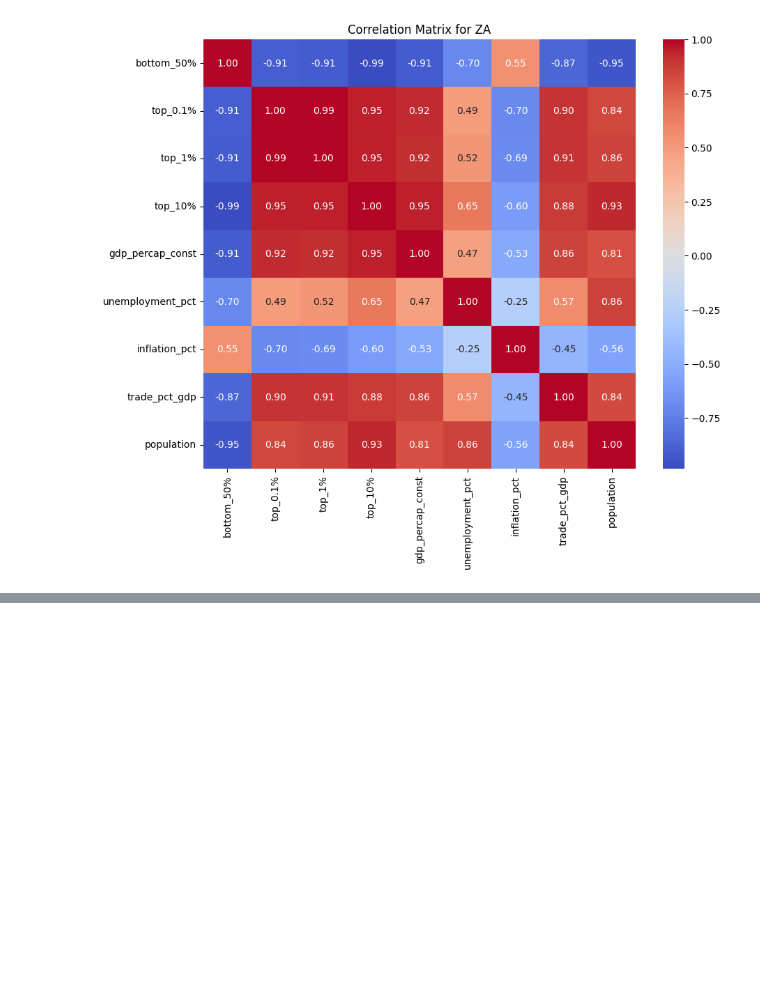
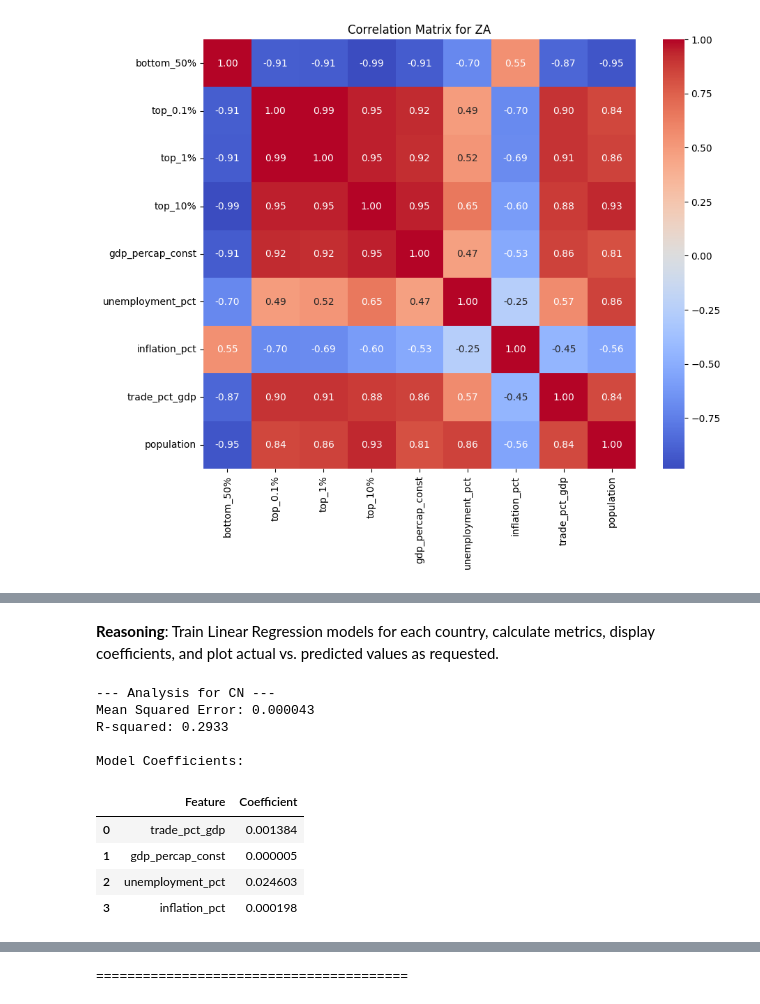
Before and after one commit to princeixr/Income_inequality, a Jupyter notebook: 602_indicators.ipynb, the cells around one changed output, grey strips where cells are left out. Saved outputs shown, nothing was run; the diff lists cells and outputs as text; code cells hidden in the pictures; blank space fills up the shorter version.

```diff
--- a/602_indicators.ipynb
+++ b/602_indicators.ipynb
@@ -434,0 +519,79 @@ for code in df_merge['country_code'].unique():
+# %% [markdown]
+**Reasoning**:
+Train Linear Regression models for each country, calculate metrics, display coefficients, and plot actual vs. predicted values as requested.
+# %%
+from sklearn.linear_model import LinearRegression
+from sklearn.model_selection import train_test_split
+from sklearn.metrics import mean_squared_error, r2_score
+import matplotlib.pyplot as plt
+import pandas as pd
+import numpy as np
+models = {}
+# Iterate through each country
+for country in countries_to_analyze:
+    print(f"--- Analysis for {country} ---")
+
+    # Filter data for the current country
+    country_df = df_ml[df_ml['country_code'] == country]
+
+    # Check if there is enough data points
+    if len(country_df) < 5:
+        print(f"Not enough data to train model for {country} (n={len(country_df)})\n")
+        continue
+
+    # Define features and target
+    X = country_df[feature_cols]
+    y = country_df[target_col]
+
+    # Split data
+    X_train, X_test, y_train, y_test = train_test_split(X, y, test_size=0.2, random_state=42)
+
+    # Initialize and train model
+    model = LinearRegression()
+    model.fit(X_train, y_train)
+    models[country] = model
+
+    # Predict
+    y_pred = model.predict(X_test)
+
+    # Evaluate
+    mse = mean_squared_error(y_test, y_pred)
+    r2 = r2_score(y_test, y_pred)
+    print(f"Mean Squared Error: {mse:.6f}")
+    print(f"R-squared: {r2:.4f}")
+
+    # Coefficients
+    coef_df = pd.DataFrame({
+        'Feature': feature_cols,
+        'Coefficient': model.coef_
+    })
+    print("\nModel Coefficients:")
+    display(coef_df)
+
+    # # Plot Actual vs Predicted
+    # plt.figure(figsize=(6, 4))
+    # plt.scatter(y_test, y_pred, color='blue', alpha=0.6, label='Test Data')
+
+    # Plot diagonal line for reference
+    # min_val = min(y_test.min(), y_pred.min())
+    # max_val = max(y_test.max(), y_pred.max())
+    # plt.plot([min_val, max_val], [min_val, max_val], color='red', linestyle='--', label='Perfect Prediction')
+
+    # plt.xlabel('Actual Top 10% Share')
+    # plt.ylabel('Predicted Top 10% Share')
+    # plt.title(f'Actual vs Predicted - {country}')
+    # plt.legend()
+    # plt.grid(True, linestyle='--', alpha=0.7)
+    # plt.show()
+    print("\n" + "="*40 + "\n")
+# %% [output]
+--- Analysis for CN ---
+Mean Squared Error: 0.000043
+R-squared: 0.2933
+
+Model Coefficients:
+|  | Feature | Coefficient |
+| 0 | trade_pct_gdp | 0.001384 |
+| 1 | gdp_percap_const | 0.000005 |
+| 2 | unemployment_pct | 0.024603 |
+| 3 | inflation_pct | 0.000198 |
@@ -434,0 +646 @@ for code in df_merge['country_code'].unique():
+========================================
```
Also changed, not shown: parts of 17 cells of this notebook.
